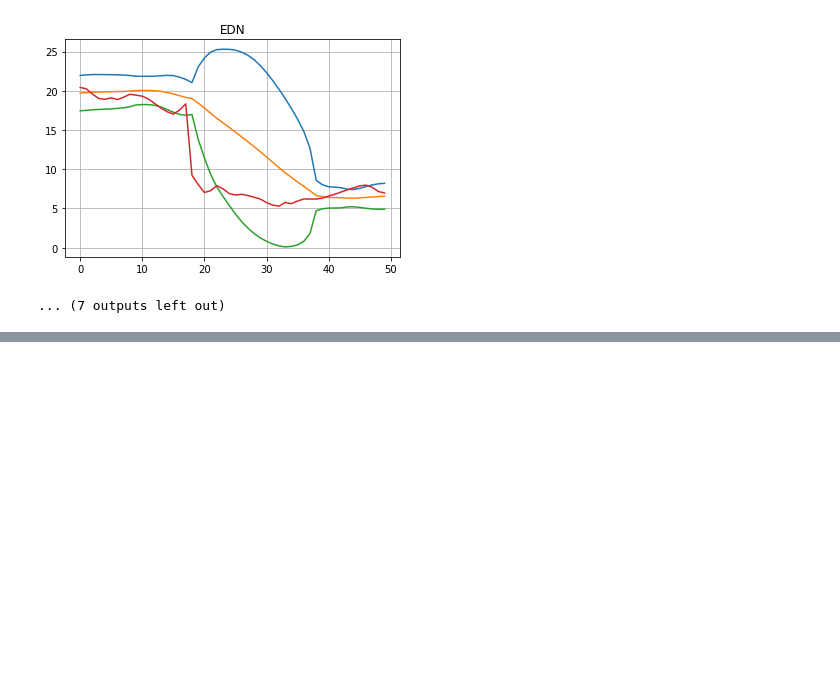
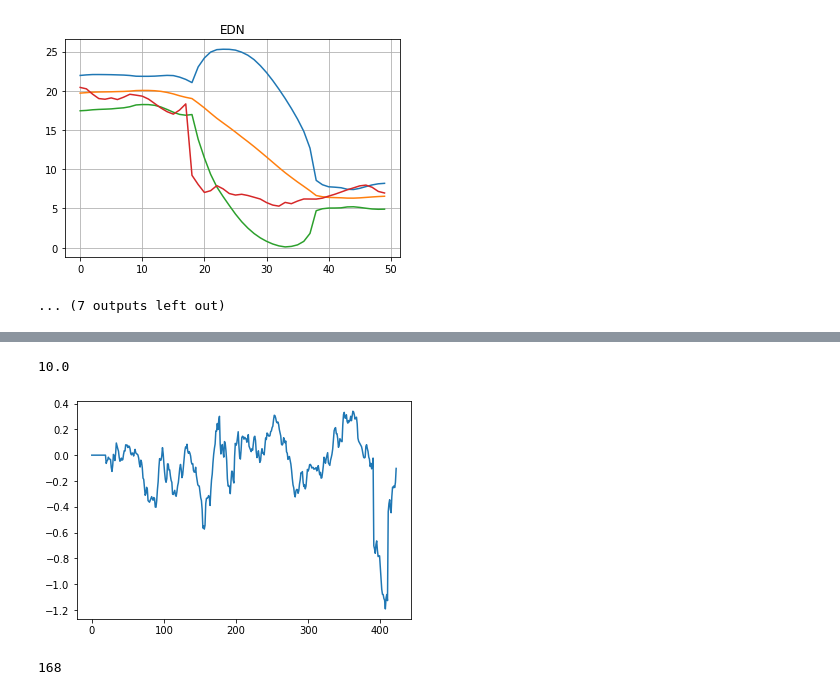
Before and after one commit to lmpizarro/financeExperiments, a Jupyter notebook: financial_exp.ipynb, the cells around one changed output, grey strips where cells are left out. Cells and saved outputs as stored; diff of their text form; code cells hidden in the pictures; blank space fills up the shorter version.

```diff
--- a/financial_exp.ipynb
+++ b/financial_exp.ipynb
@@ -210,0 +211,9 @@ for ticker in tickers:
+# %%
+retu
+# %% [output]
+10.0
+# %%
+close_TS, volume = get_close('TS', begin, end)
+close_GGAL, volume = get_close('GGAL', begin, end)
+
+close = close_GGAL
@@ -210,0 +224,20 @@ for ticker in tickers:
+# %%
+def return_n(close, len_ma):
+    len_close = close.size
+
+    ma_close = np.zeros(len_close)
+
+    if len_close > 2.0 * len_ma:
+        for i in range(len_close - len_ma):
+            ma_close[i+len_ma] = np.log(close[i+len_ma] / close[i])
+    return ma_close
+# %%
+ret_urn = return_n(close, len_ma)
+# %%
+plt.plot(ret_urn)
+plt.show()
+
+(ret_urn > 0).sum()
+# %% [output]
+[figure, added]
+168
```
Also changed, not shown: parts of 12 cells of this notebook, 4 other files.
